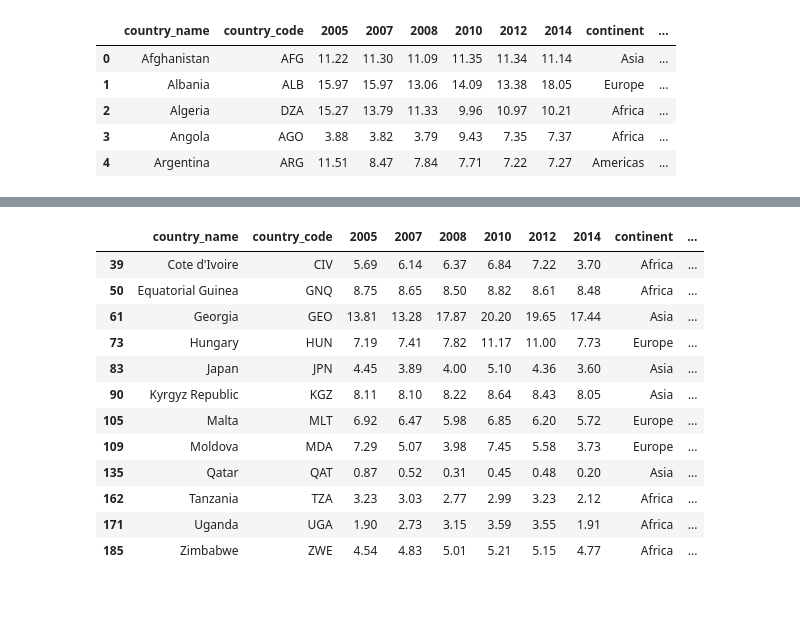
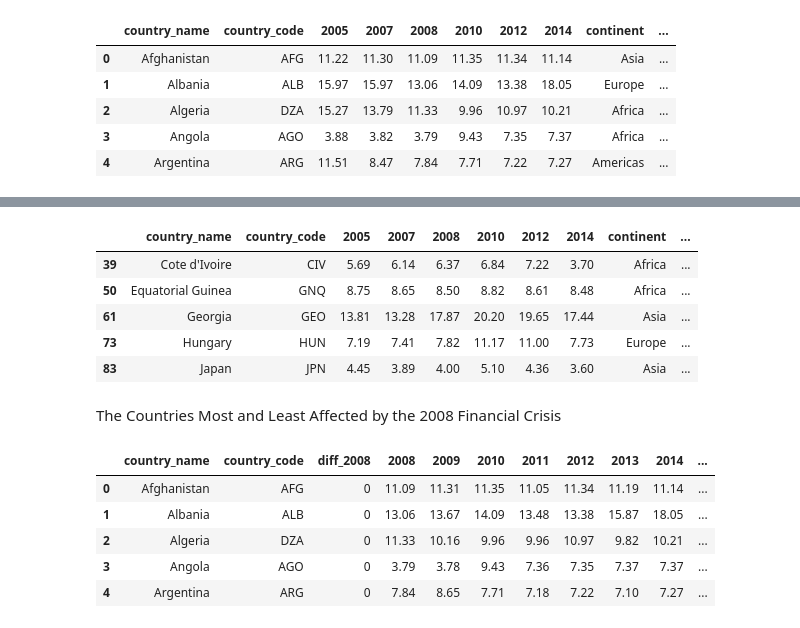
Before and after one commit to akhiltejareddy01/Analyzing_predicting_unemployment_across_world, a Jupyter notebook: Business Case Studies/financial_crisis_2k7_2k8.ipynb, the cells around one changed output, grey strips where cells are left out. Cells and saved outputs as stored; diff of their text form; code cells hidden in the pictures; blank space fills up the shorter version.

Commit message:
financial crisis done

```diff
--- a/Business Case Studies/financial_crisis_2k7_2k8.ipynb
+++ b/Business Case Studies/financial_crisis_2k7_2k8.ipynb
@@ -157,17 +137,37 @@ data_recovered_2012
 # %%
 data_recovered_2014 = data_fc[((data_fc['post_financial']<0)) & (data_fc['recovered_yr']<0) & (data_fc['recovered_yr_2014']>0)]
-data_recovered_2014 #fetching all countries that are recovered in 2014
+data_recovered_2014.head() #fetching all countries that are recovered in 2014
 # %% [output]
 |  | country_name | country_code | 2005 | 2007 | 2008 | 2010 | 2012 | 2014 | continent | ... |
 | 39 | Cote d'Ivoire | CIV | 5.69 | 6.14 | 6.37 | 6.84 | 7.22 | 3.70 | Africa | ... |
 | 50 | Equatorial Guinea | GNQ | 8.75 | 8.65 | 8.50 | 8.82 | 8.61 | 8.48 | Africa | ... |
 | 61 | Georgia | GEO | 13.81 | 13.28 | 17.87 | 20.20 | 19.65 | 17.44 | Asia | ... |
 | 73 | Hungary | HUN | 7.19 | 7.41 | 7.82 | 11.17 | 11.00 | 7.73 | Europe | ... |
 | 83 | Japan | JPN | 4.45 | 3.89 | 4.00 | 5.10 | 4.36 | 3.60 | Asia | ... |
-| 90 | Kyrgyz Republic | KGZ | 8.11 | 8.10 | 8.22 | 8.64 | 8.43 | 8.05 | Asia | ... |
-| 105 | Malta | MLT | 6.92 | 6.47 | 5.98 | 6.85 | 6.20 | 5.72 | Europe | ... |
-| 109 | Moldova | MDA | 7.29 | 5.07 | 3.98 | 7.45 | 5.58 | 3.73 | Europe | ... |
-| 135 | Qatar | QAT | 0.87 | 0.52 | 0.31 | 0.45 | 0.48 | 0.20 | Asia | ... |
-| 162 | Tanzania | TZA | 3.23 | 3.03 | 2.77 | 2.99 | 3.23 | 2.12 | Africa | ... |
-| 171 | Uganda | UGA | 1.90 | 2.73 | 3.15 | 3.59 | 3.55 | 1.91 | Africa | ... |
-| 185 | Zimbabwe | ZWE | 4.54 | 4.83 | 5.01 | 5.21 | 5.15 | 4.77 | Africa | ... |
+# %% [markdown]
+The Countries Most and Least Affected by the 2008 Financial Crisis
+# %%
+#considering only certain columns
+data_affected= pd.DataFrame()
+data_affected['country_name']= data['Country Name']
+data_affected['country_code'] = data['Country Code']
+#data_affected['2005']=data['2005']
+#data_affected['2007'] = data['2007']
+data_affected['diff_2008']=0
+data_affected['2008'] = data['2008']
+data_affected['2009'] = data['2009']
+data_affected['2010'] = data['2010']
+data_affected['2011'] = data['2011']
+data_affected['2012'] = data['2012']
+data_affected['2013'] = data['2013']
+data_affected['2014'] = data['2014']
+data_affected['continent'] = data['continent']
+data_affected['sub_region'] = data['sub_region']
+data_affected.head()
+# %% [output]
+|  | country_name | country_code | diff_2008 | 2008 | 2009 | 2010 | 2011 | 2012 | 2013 | 2014 | ... |
+| 0 | Afghanistan | AFG | 0 | 11.09 | 11.31 | 11.35 | 11.05 | 11.34 | 11.19 | 11.14 | ... |
+| 1 | Albania | ALB | 0 | 13.06 | 13.67 | 14.09 | 13.48 | 13.38 | 15.87 | 18.05 | ... |
+| 2 | Algeria | DZA | 0 | 11.33 | 10.16 | 9.96 | 9.96 | 10.97 | 9.82 | 10.21 | ... |
+| 3 | Angola | AGO | 0 | 3.79 | 3.78 | 9.43 | 7.36 | 7.35 | 7.37 | 7.37 | ... |
+| 4 | Argentina | ARG | 0 | 7.84 | 8.65 | 7.71 | 7.18 | 7.22 | 7.10 | 7.27 | ... |
```
Also changed, not shown: parts of 20 cells of this notebook, 1 other file.
